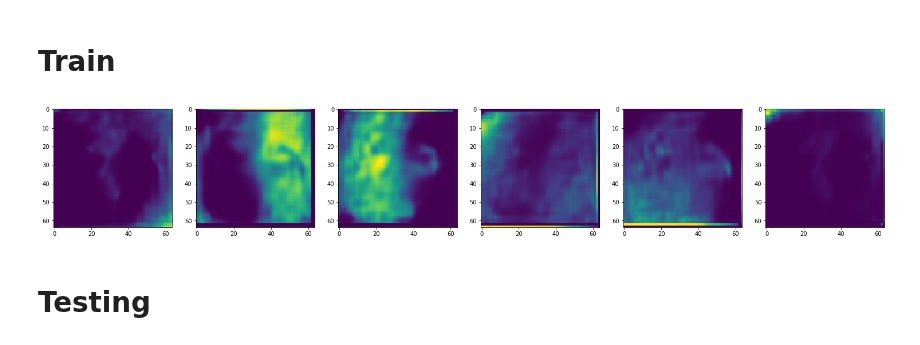
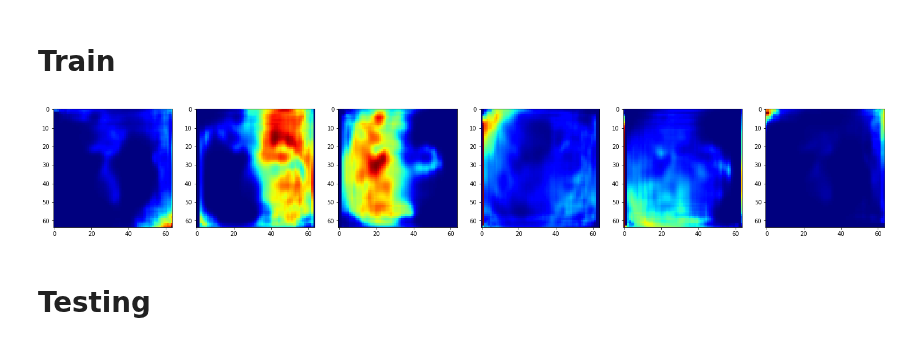
Before and after one commit to SolidusAbi/HySpecLab, a Jupyter notebook: notebooks/unmixing/UnDIP.ipynb, the cells around one changed output. Drawn from its saved outputs; the diff is of its cells as text; code cells hidden in the pictures.

```diff
--- a/notebooks/unmixing/UnDIP.ipynb
+++ b/notebooks/unmixing/UnDIP.ipynb
@@ -177,13 +181,13 @@ A = torch.load('Abundance.pt')
 # %%
 from torchvision.transforms import ToPILImage
 from matplotlib import pyplot as plt
 
 A = A.cpu().detach()
 fig, ax = plt.subplots(1,6, figsize=(26,9))
 for i in range(len(A[0])):
-    ax[i].imshow(A[0,i])
+    ax[i].imshow(A[0,i], cmap='jet')
 # %% [output]
-[figure, old version]
+[figure, new version]
 # %% [markdown]
 # Testing
 # %%
```
Also changed, not shown: parts of 2 cells of this notebook.
